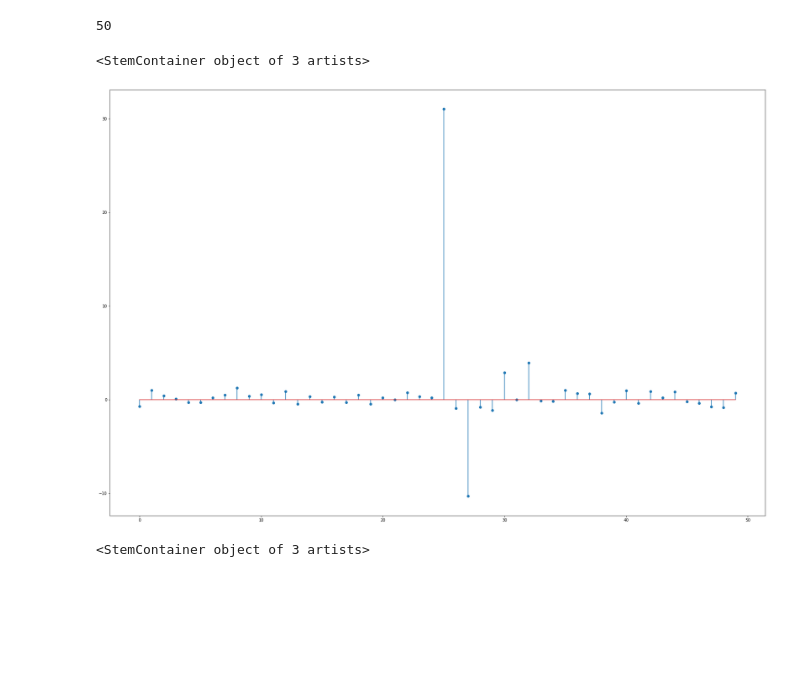
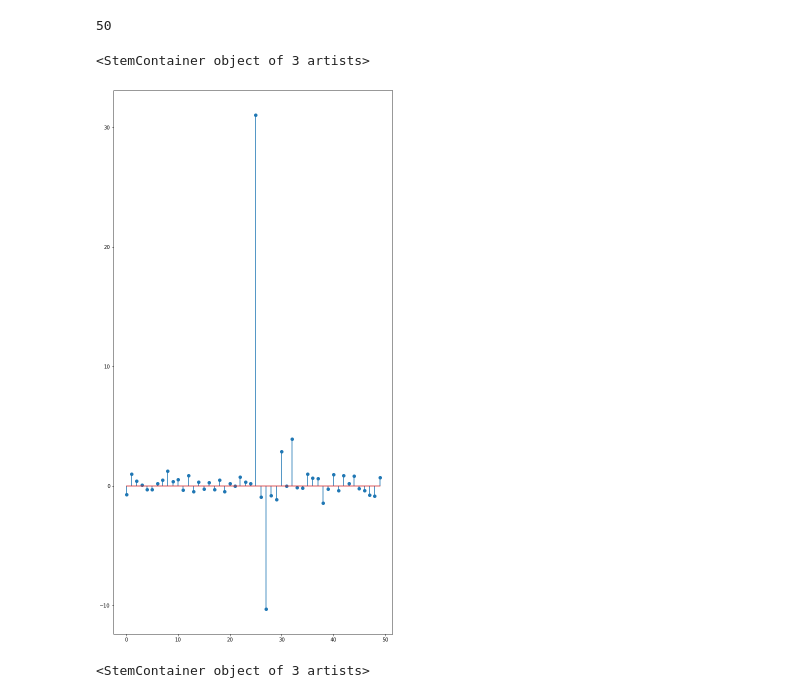
Before and after one commit to AkhilVinayakp/flood_classification, a Jupyter notebook: feature_extraction/fft_ext.ipynb, the cells around one changed output. Cells and saved outputs as stored; diff of their text form; code cells hidden in the pictures; blank space fills up the shorter version.

```diff
--- a/feature_extraction/fft_ext.ipynb
+++ b/feature_extraction/fft_ext.ipynb
@@ -170,11 +170,11 @@ len(sh)
 # %% [output]
 50
 # %%
-plt.figure(figsize=(30,20))
+plt.figure(figsize=(10,20))
 plt.stem(sh,use_line_collection=True)
 # %% [output]
 <StemContainer object of 3 artists>
-[figure, old version]
+[figure, new version]
 # %%
 fig, axs = plt.subplots(2,figsize=(20,30))
 fig.suptitle('Vertically stacked subplots')
```
